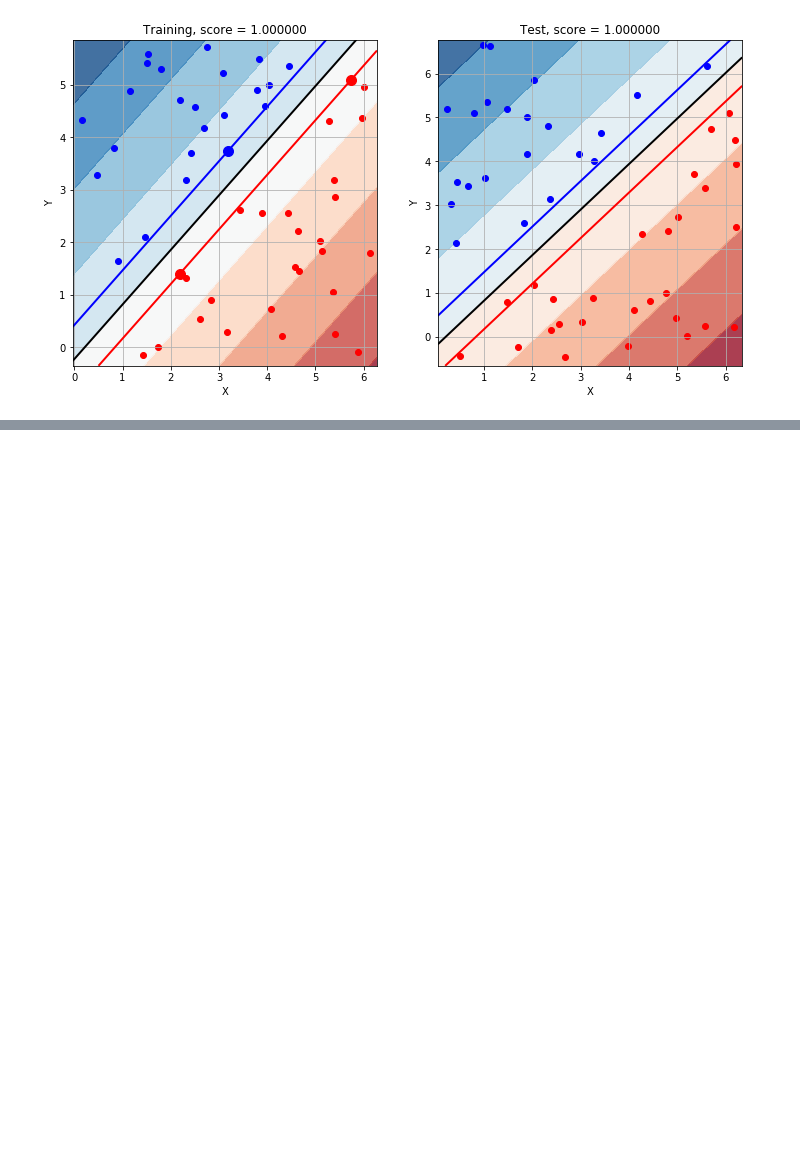
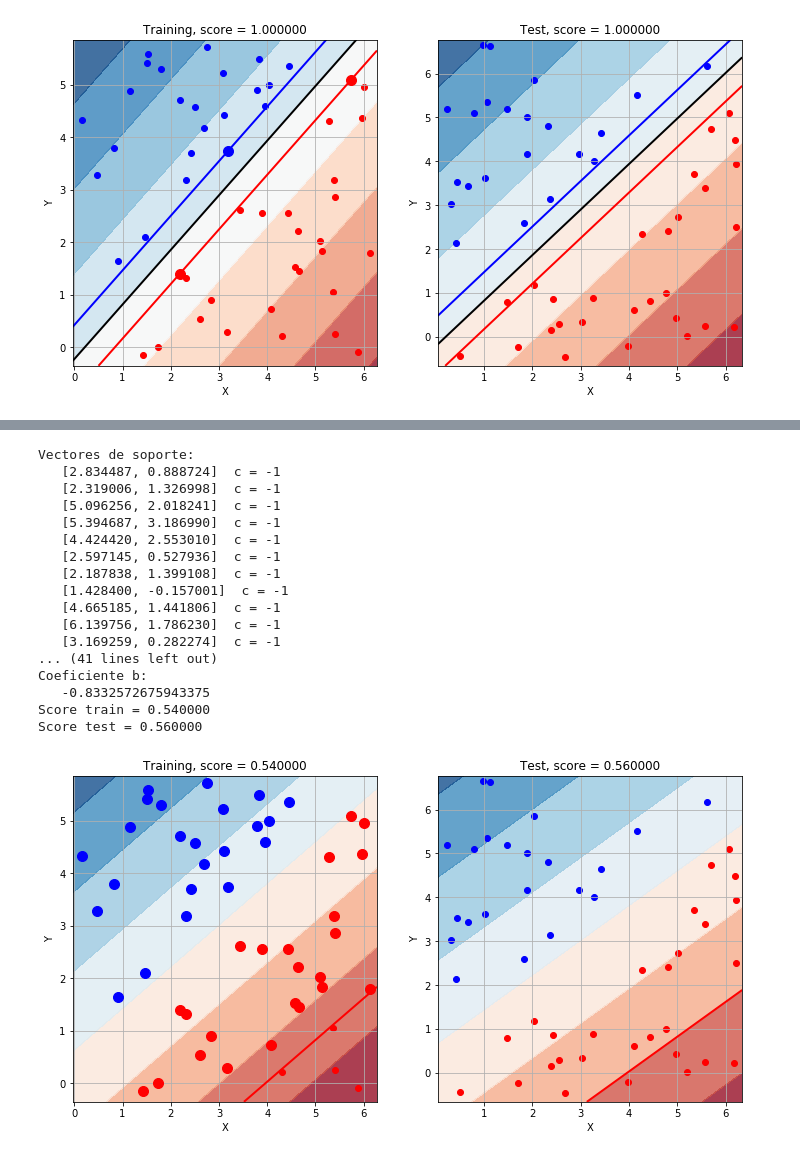
Before and after one commit to davidvicentemartinez/Practica3_SVM, a Jupyter notebook: practica_svm.ipynb, the cells around one changed output, grey strips where cells are left out. Drawn from its saved outputs; the diff is of its cells as text; code cells hidden in the pictures; blank space fills up the shorter version.

```diff
--- a/practica_svm.ipynb
+++ b/practica_svm.ipynb
@@ -319,0 +474,54 @@ b :=  0.3514618426525484
+# %%
+# Construcción del clasificador:
+clf = SVC(C=0.001, kernel='linear', degree=1.0, coef0=1.0, gamma=0.1)
+clf.fit(x, y)
+
+# Vectores de soporte:
+print("Vectores de soporte:")
+for i in clf.support_:
+    print("   [%f, %f]  c = %d" % (x[i,0], x[i,1], y[i]))
+
+# Coeficientes a_i y b:
+print("Coeficientes a_i:")
+print("  ", clf.dual_coef_)
+print("Coeficiente b:")
+print("  ", clf.intercept_[0])
+
+# Calculo del acierto en los conjuntos de entrenamiento y test:
+score_train = clf.score(x, y)
+print("Score train = %f" % (score_train))
+score_test = clf.score(xtest, ytest)
+print("Score test = %f" % (score_test))
+
+# Gráficas:
+plt.figure(figsize=(12,6))
+
+plt.subplot(121)
+plotModel(x[:,0],x[:,1],y,clf,"Training, score = %f" % (score_train))
+for i in clf.support_:
+    if y[i] == -1:
+        plt.plot(x[i,0],x[i,1],'ro',ms=10)
+    else:
+        plt.plot(x[i,0],x[i,1],'bo',ms=10)
+
+plt.subplot(122)
+plotModel(xtest[:,0],xtest[:,1],ytest,clf,"Test, score = %f" % (score_test))
+# %% [output]
+Vectores de soporte:
+   [2.834487, 0.888724]  c = -1
+   [2.319006, 1.326998]  c = -1
+   [5.096256, 2.018241]  c = -1
+   [5.394687, 3.186990]  c = -1
+   [4.424420, 2.553010]  c = -1
+   [2.597145, 0.527936]  c = -1
+   [2.187838, 1.399108]  c = -1
+   [1.428400, -0.157001]  c = -1
+   [4.665185, 1.441806]  c = -1
+   [6.139756, 1.786230]  c = -1
+   [3.169259, 0.282274]  c = -1
+... (41 lines left out)
+Coeficiente b:
+   -0.8332572675943375
+Score train = 0.540000
+Score test = 0.560000
+[figure, added]
```
Also changed, not shown: parts of 35 cells of this notebook, 1 other file.
